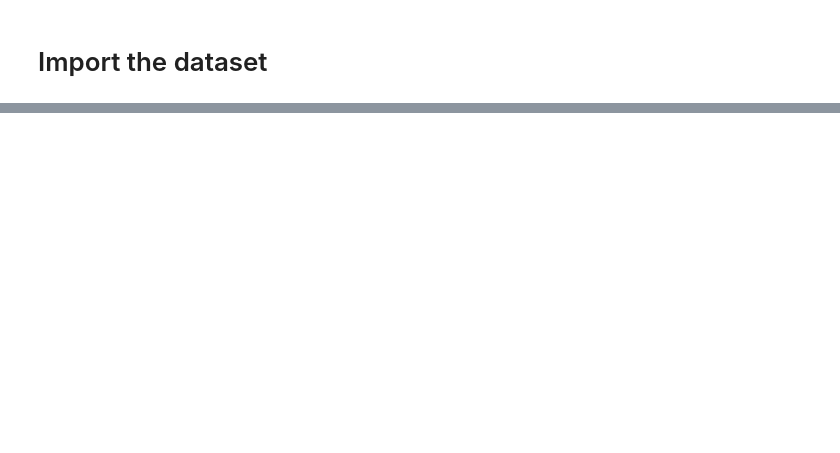
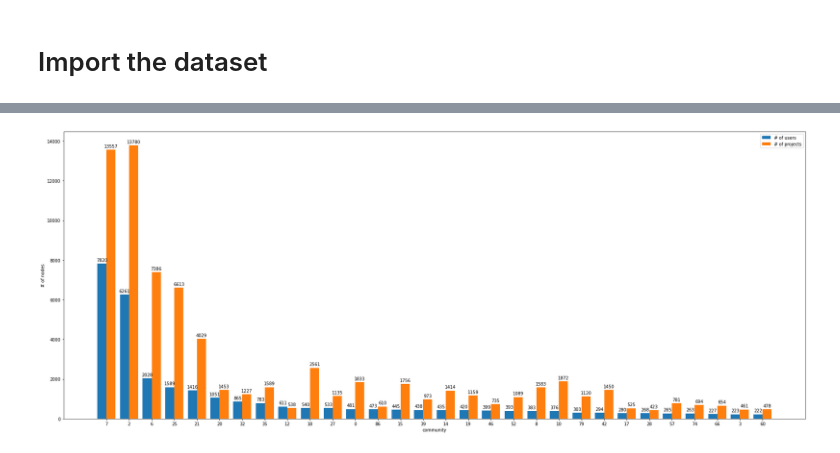
Before and after one commit to Manste/LINMA2472, a Jupyter notebook: project4/project4.ipynb, the cells around one changed output, grey strips where cells are left out. Drawn from its saved outputs; the diff is of its cells as text; code cells hidden in the pictures; blank space fills up the shorter version.

```diff
--- a/project4/project4.ipynb
+++ b/project4/project4.ipynb
@@ -265,0 +121,15 @@ plt.show()
+# %%
+# The ratio of users and projects in communities detected
+sub_graphs = []
+nb_users = {}
+nb_projects = {}
+partitions = []
+
+# copy the graph and set label for the algorithm
+tmp_G = G.copy()
+tmp_G.add_nodes_from(g_users_nodes, color='red')
+tmp_G.add_nodes_from(g_projects_nodes, color="blue")
+
+# we get the list of diconnected subgraphs
+list_subgraphs = sorted(nx.connected_components(tmp_G), key=len, reverse=True)
+bimodularity_list = []
@@ -265,0 +185,37 @@ plt.show()
+# %%
+# for each community, the number of users and projects
+nb_users_ordered = pd.Series(nb_users[0]).sort_values(ascending=False)
+comm_users_ordered = nb_users_ordered.keys()
+
+fig, ax = plt.subplots(figsize=(25,10))
+communities_list = list(comm_users_ordered)[:30]
+users_list = list(nb_users[0][u] for u in communities_list)
+projects_list = list(nb_projects[0][p] for p in communities_list)
+X_axis = np.arange(len(communities_list))
+
+def autolabel(rects):
+    """Attach a text label above each bar in *rects*, displaying its height."""
+    for rect in rects:
+        height = rect.get_height()
+        plt.annotate('{}'.format(height),
+                    xy=(rect.get_x() + rect.get_width() / 2, height),
+                    xytext=(0, 3),  # 3 points vertical offset
+                    textcoords="offset points",
+                    ha='center', va='bottom')
+
+rects1 = plt.bar(X_axis-0.2, users_list, 0.4, label="# of users")
+rects2 = plt.bar(X_axis+0.2, projects_list, 0.4, label='# of projects')
+
+plt.xticks(X_axis, communities_list)
+plt.ylabel('# of nodes')
+plt.xlabel('community')
+plt.legend()
+
+autolabel(rects1)
+autolabel(rects2)
+
+fig.tight_layout()
+
+plt.show()
+# %% [output]
+[figure, added]
```
Also changed, not shown: parts of 41 cells of this notebook.
